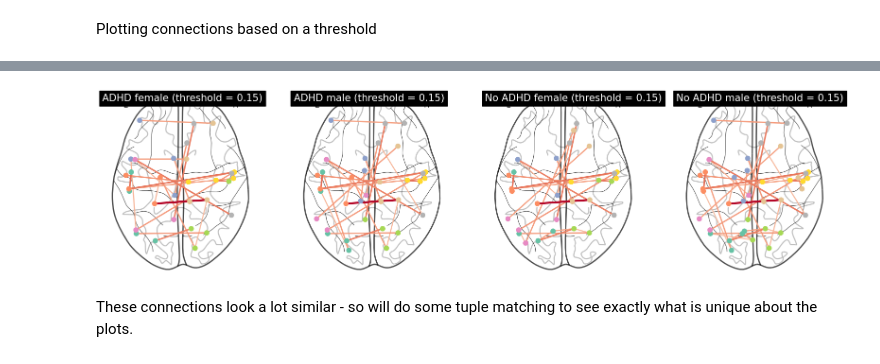
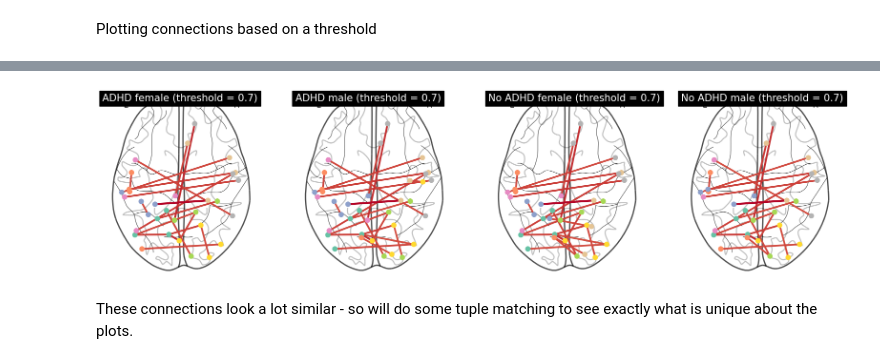
Before and after one commit to arshiin/wids2025, a Jupyter notebook: fc_plotting.ipynb, the cells around one changed output, grey strips where cells are left out. Saved outputs shown, nothing was run; the diff lists cells and outputs as text; code cells hidden in the pictures.

```diff
--- a/fc_plotting.ipynb
+++ b/fc_plotting.ipynb
@@ -154,13 +154,13 @@ def get_valid_nodes_based_on_threshold(input_matrix, threshold):
 
     return masked_matrix, masked_coords
 # %%
-adhd_female_significant_connections, adhd_female_coords = get_valid_nodes_based_on_threshold(mean_matrix_adhd_female, 0.15)
+adhd_female_significant_connections, adhd_female_coords = get_valid_nodes_based_on_threshold(mean_matrix_adhd_female, 0.7)
 # %%
-adhd_male_significant_connections, adhd_male_coords = get_valid_nodes_based_on_threshold(mean_matrix_adhd_male, 0.15)
+adhd_male_significant_connections, adhd_male_coords = get_valid_nodes_based_on_threshold(mean_matrix_adhd_male, 0.7)
 # %%
-no_adhd_female_significant_connections, no_adhd_female_coords = get_valid_nodes_based_on_threshold(mean_matrix_no_adhd_female, 0.15)
+no_adhd_female_significant_connections, no_adhd_female_coords = get_valid_nodes_based_on_threshold(mean_matrix_no_adhd_female, 0.7)
 # %%
-no_adhd_male_significant_connections, no_adhd_male_coords = get_valid_nodes_based_on_threshold(mean_matrix_no_adhd_male, 0.15)
+no_adhd_male_significant_connections, no_adhd_male_coords = get_valid_nodes_based_on_threshold(mean_matrix_no_adhd_male, 0.7)
 # %%
 plotting.plot_connectome(
     adhd_female_significant_connections,
@@ -223,50 +223,50 @@ fig, axes = plt.subplots(1, 4, figsize=(20, 5))  # 1 row, 4 columns
 plotting.plot_connectome(
     adhd_female_significant_connections,
     adhd_female_coords,
-    edge_threshold=0.1,
+    edge_threshold=0.7,
     node_size=50,
     edge_cmap="coolwarm",
-    title="ADHD female (threshold = 0.15)",
+    title="ADHD female (threshold = 0.7)",
     axes=axes[0],
     display_mode="z"
 )
 
 plotting.plot_connectome(
     adhd_male_significant_connections,
     adhd_male_coords,
-    edge_threshold=0.1,
+    edge_threshold=0.7,
     node_size=50,
     edge_cmap="coolwarm",
-    title="ADHD male (threshold = 0.15)",
+    title="ADHD male (threshold = 0.7)",
     axes=axes[1],
     display_mode="z"
 )
 
 plotting.plot_connectome(
     no_adhd_female_significant_connections,
     no_adhd_female_coords,
-    edge_threshold=0.1,
+    edge_threshold=0.7,
     node_size=50,
     edge_cmap="coolwarm",
-    title="No ADHD female (threshold = 0.15)",
+    title="No ADHD female (threshold = 0.7)",
     axes=axes[2],
     display_mode="z"
 )
 
 plotting.plot_connectome(
     no_adhd_male_significant_connections,
     no_adhd_male_coords,
-    edge_threshold=0.1,
+    edge_threshold=0.7,
     node_size=50,
     edge_cmap="coolwarm",
-    title="No ADHD male (threshold = 0.15)",
+    title="No ADHD male (threshold = 0.7)",
     axes=axes[3],
     display_mode="z"
 )
 
 plt.show()
 # %% [output]
-[figure, old version]
+[figure, new version]
 # %% [markdown]
 These connections look a lot similar - so will do some tuple matching to see exactly what is unique about the plots.
 # %%
```
Also changed, not shown: parts of 58 cells of this notebook.
